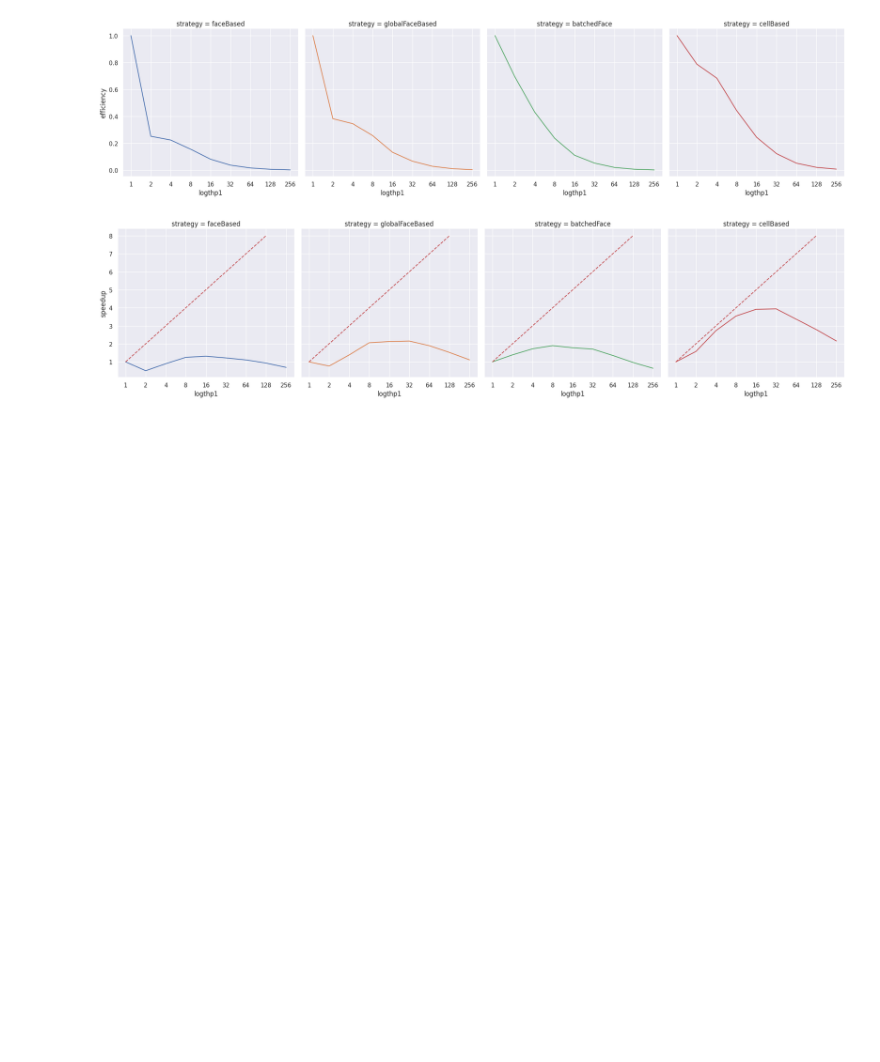
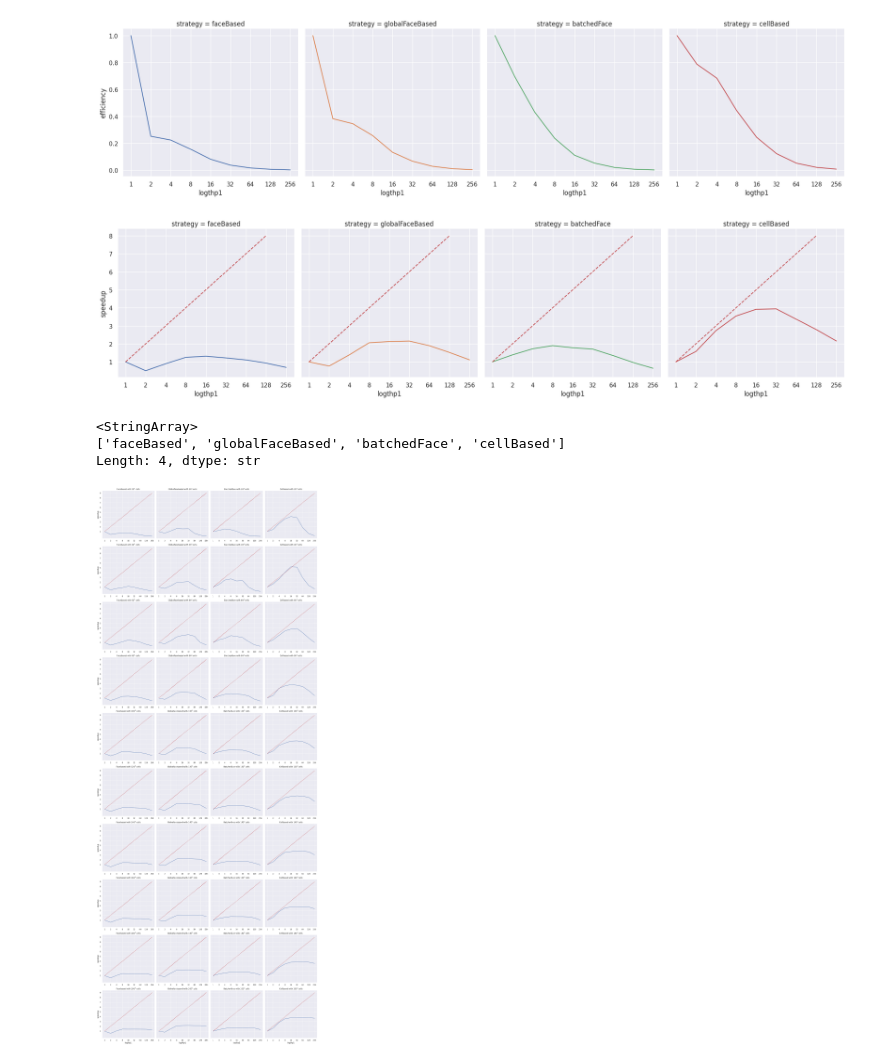
Before and after one commit to lupeterm/FVM-Prototyping, a Jupyter notebook: scaling.ipynb, the cells around one changed output. Saved outputs shown, nothing was run; the diff lists cells and outputs as text; code cells hidden in the pictures; blank space fills up the shorter version.

```diff
--- a/scaling.ipynb
+++ b/scaling.ipynb
@@ -12,9 +12,10 @@ df = pd.read_csv("results/scaling.csv", skip_blank_lines=True)
 df["cells"] = [int(x.rsplit("/", 2)[1])**3 for x in df["case_long"]]
 df["ms_normed"] = df["time_mean_ms"] / df["cells"]
 strategies = list(df["strategy"].unique())
-df["Threads"] = [int(x.split("-")[1])if x.split("-")[1] != "serial" else 1 for x in df["variant"] ]
-df["cellsPerCpu"] = df["cells"]/df["Threads"]
-df["logth"] = [int(math.log2(x)) for x in df["Threads"]]
+cpu = df[df["executor"] == "cpu"]
+cpu["Threads"] = [int(x.split("-")[1])if x.split("-")[1] != "serial" else 1 for x in cpu["variant"] ]
+cpu["cellsPerCpu"] = cpu["cells"]/cpu["Threads"]
+cpu["logth"] = [int(math.log2(x)) for x in cpu["Threads"]]
 group_cols = [
     "case_long",
     "strategy",
@@ -26,14 +27,15 @@ group_cols = [
 ]
 
 baseline = (
-    df[df["variant"].str.contains("serial")]
+    cpu[cpu["variant"].str.contains("serial")]
     .groupby(group_cols, as_index=False)["time_mean_ms"]
     .first()
     .rename(columns={"time_mean_ms": "serial_time"})
 )
 
-df = df.merge(baseline, on=group_cols, how="left")
-df["speedup"] = df["serial_time"] / df["time_mean_ms"]
-df["efficiency"] = df["speedup"] / df["Threads"]
+cpu = cpu.merge(baseline, on=group_cols, how="left")
+cpu["speedup"] = cpu["serial_time"] / cpu["time_mean_ms"]
+cpu["efficiency"] = cpu["speedup"] / cpu["Threads"]
 
 sb.set_theme()
+cpu["logthp1"] = cpu["logth"] + 1
@@ -271,8 +308,6 @@ plot.set(xscale="log")
 plt.tight_layout()
 # %% [output]
 [figure]
-# %%
-df["logthp1"] = df["logth"] + 1
 # %%
 df[df["strategy"] == "faceBased"]["efficiency"]
 # %% [output]
@@ -515,3 +550,38 @@ for ax in plot3.axes.flat:
 [figure]
 [figure]
 [figure]
+# %%
+cpu["case_num"] = cpu["case_long"].str.extract(r'(\d+)/?$').astype(int)
+
+# build sorted order
+order = (
+    cpu[["case_long", "case_num"]]
+    .drop_duplicates()
+    .sort_values("case_num")
+    ["case_long"]
+)
+# %%
+cpu["strategy"].unique()
+# %% [output]
+<StringArray>
+['faceBased', 'globalFaceBased', 'batchedFace', 'cellBased']
+Length: 4, dtype: str
+# %%
+ncells = sorted((round(cpu["cells"]**(1/3))).unique().astype(int))
+strats  =['faceBased', 'globalFaceBased', 'batchedFace', 'cellBased']
+# %%
+plot = sb.relplot(data=cpu, x="logthp1", y="speedup", kind="line", col="strategy", row="case_long", row_order=order, col_order=strats)
+axes = plot.axes
+for i in range(len(order)):
+    for j in range(4):
+        ax = axes[i,j]
+        ax.set_title(f"{strats[j].capitalize()} with ${ncells[i]}^3$ cells")
+        ax.tick_params(labelbottom=True)
+        ax.set_xticks(list(range(1,10)))
+        ax.set_xticklabels(labels=cpu["Threads"].unique())
+        ax.plot([1,9], [1,9], color='r',linestyle="dashed")
+        ax.set_yticks(list(range(1,10)))
+        # ax.set_yticklabels(labels=T)
+plt.tight_layout()
+# %% [output]
+[figure, added]
```
Also changed, not shown: parts of 6 cells of this notebook, 13 other files.
